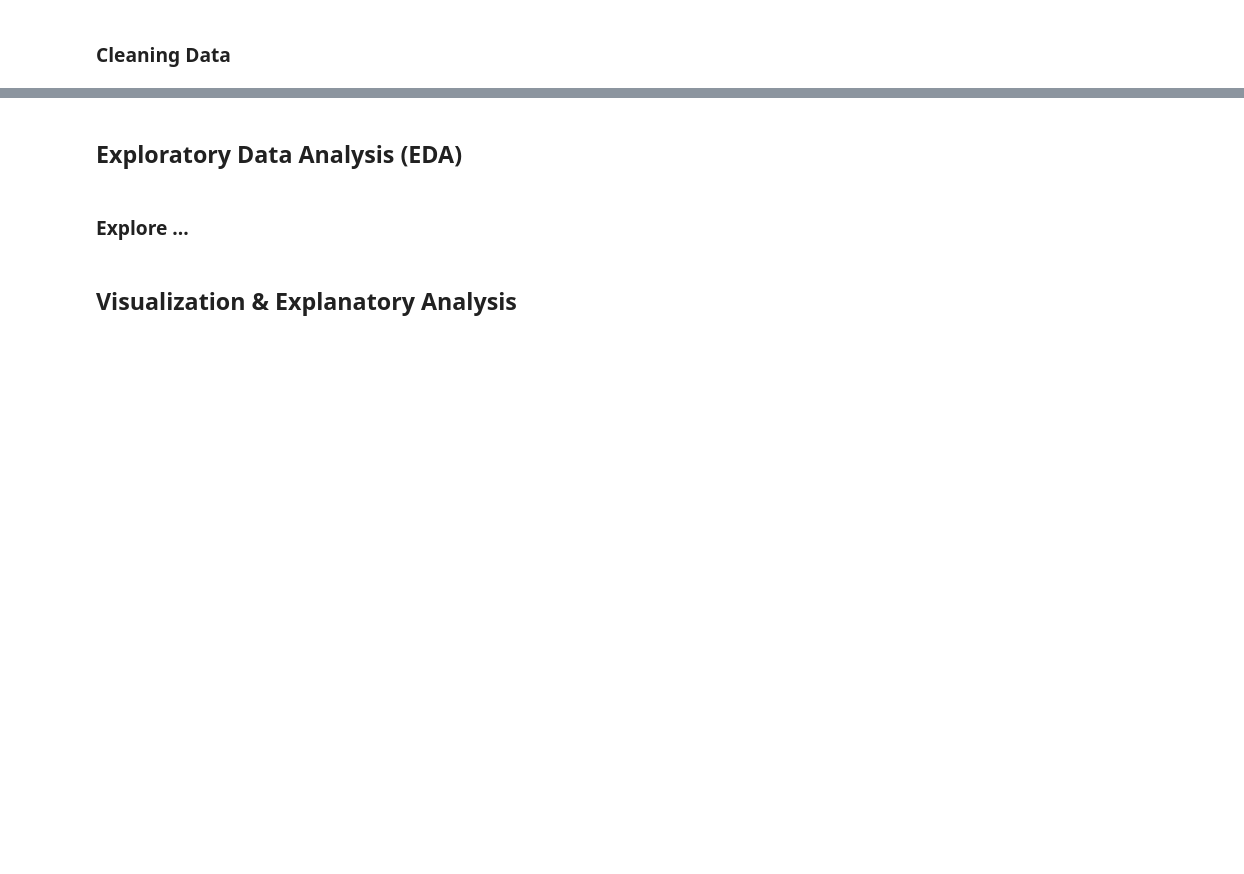
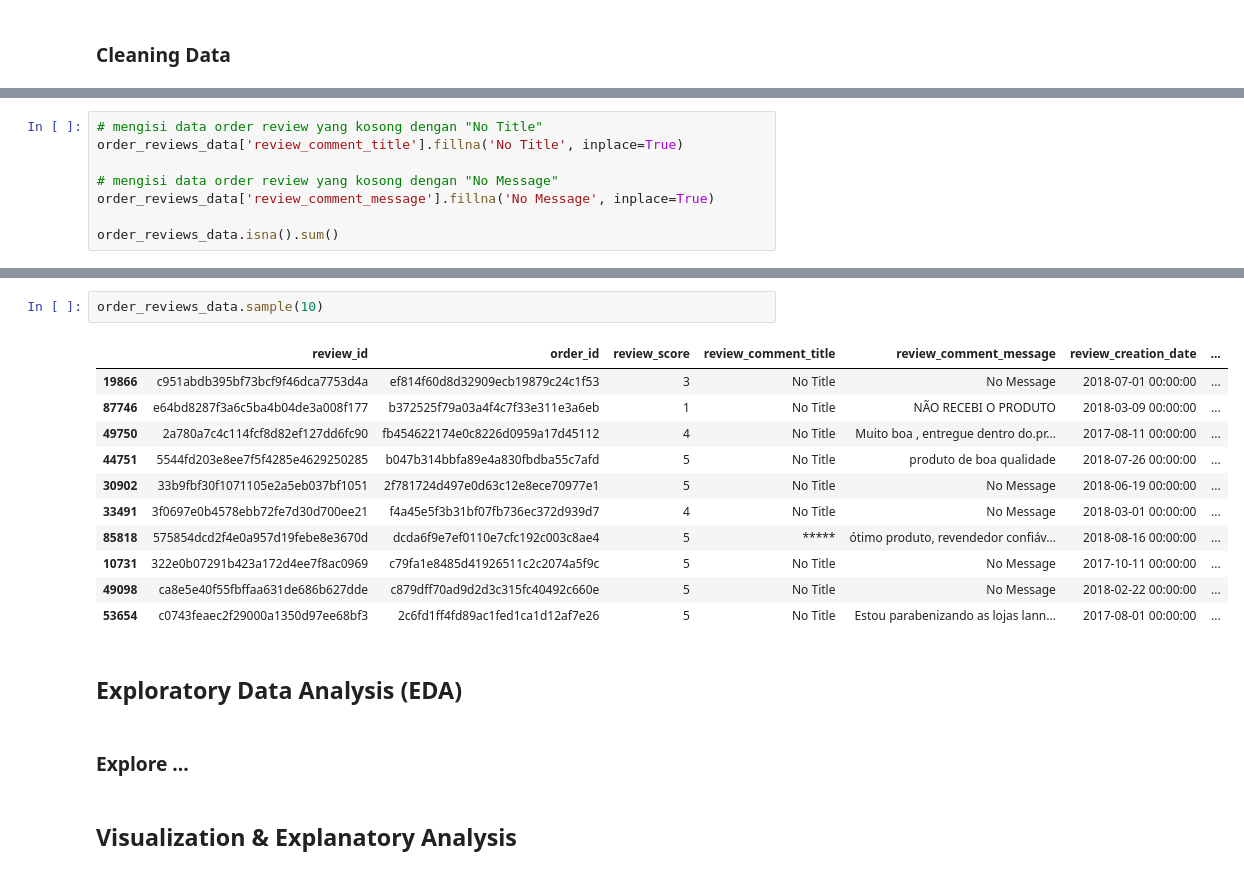
Before and after one commit to ptrnd/brazilian_ecommerce_analysis, a Jupyter notebook: ecommerce_analysis.ipynb, the cells around one changed output, grey strips where cells are left out. Cells and saved outputs as stored; diff of their text form; blank space fills up the shorter version.

Commit message:
tambah list gathering data, tambah data cleaning

```diff
--- a/ecommerce_analysis.ipynb
+++ b/ecommerce_analysis.ipynb
@@ -473,0 +489,8 @@ dtype: int64
+# %%
+# mengisi data order review yang kosong dengan "No Title"
+order_reviews_data['review_comment_title'].fillna('No Title', inplace=True)
+
+# mengisi data order review yang kosong dengan "No Message"
+order_reviews_data['review_comment_message'].fillna('No Message', inplace=True)
+
+order_reviews_data.isna().sum()
@@ -474,3 +506,17 @@ dtype: int64
+# %%
+order_reviews_data.sample(10)
+# %% [output]
+|  | review_id | order_id | review_score | review_comment_title | review_comment_message | review_creation_date | ... |
+| 19866 | c951abdb395bf73bcf9f46dca7753d4a | ef814f60d8d32909ecb19879c24c1f53 | 3 | No Title | No Message | 2018-07-01 00:00:00 | ... |
+| 87746 | e64bd8287f3a6c5ba4b04de3a008f177 | b372525f79a03a4f4c7f33e311e3a6eb | 1 | No Title | NÃO RECEBI O PRODUTO | 2018-03-09 00:00:00 | ... |
+| 49750 | 2a780a7c4c114fcf8d82ef127dd6fc90 | fb454622174e0c8226d0959a17d45112 | 4 | No Title | Muito boa , entregue dentro do.pr... | 2017-08-11 00:00:00 | ... |
+| 44751 | 5544fd203e8ee7f5f4285e4629250285 | b047b314bbfa89e4a830fbdba55c7afd | 5 | No Title | produto de boa qualidade | 2018-07-26 00:00:00 | ... |
+| 30902 | 33b9fbf30f1071105e2a5eb037bf1051 | 2f781724d497e0d63c12e8ece70977e1 | 5 | No Title | No Message | 2018-06-19 00:00:00 | ... |
+| 33491 | 3f0697e0b4578ebb72fe7d30d700ee21 | f4a45e5f3b31bf07fb736ec372d939d7 | 4 | No Title | No Message | 2018-03-01 00:00:00 | ... |
+| 85818 | 575854dcd2f4e0a957d19febe8e3670d | dcda6f9e7ef0110e7cfc192c003c8ae4 | 5 | ***** | ótimo produto, revendedor confiáv... | 2018-08-16 00:00:00 | ... |
+| 10731 | 322e0b07291b423a172d4ee7f8ac0969 | c79fa1e8485d41926511c2c2074a5f9c | 5 | No Title | No Message | 2017-10-11 00:00:00 | ... |
+| 49098 | ca8e5e40f55fbffaa631de686b627dde | c879dff70ad9d2d3c315fc40492c660e | 5 | No Title | No Message | 2018-02-22 00:00:00 | ... |
+| 53654 | c0743feaec2f29000a1350d97ee68bf3 | 2c6fd1ff4fd89ac1fed1ca1d12af7e26 | 5 | No Title | Estou parabenizando as lojas lann... | 2017-08-01 00:00:00 | ... |
 # %% [markdown]
 ## Exploratory Data Analysis (EDA)
 # %% [markdown]
```
Also changed, not shown: parts of 6 cells of this notebook.
